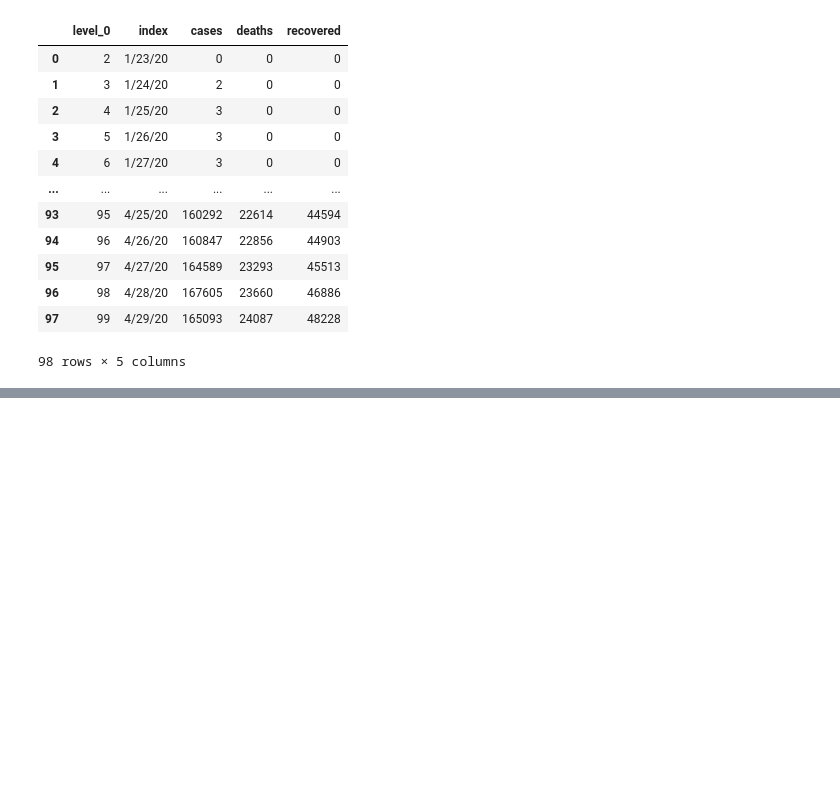
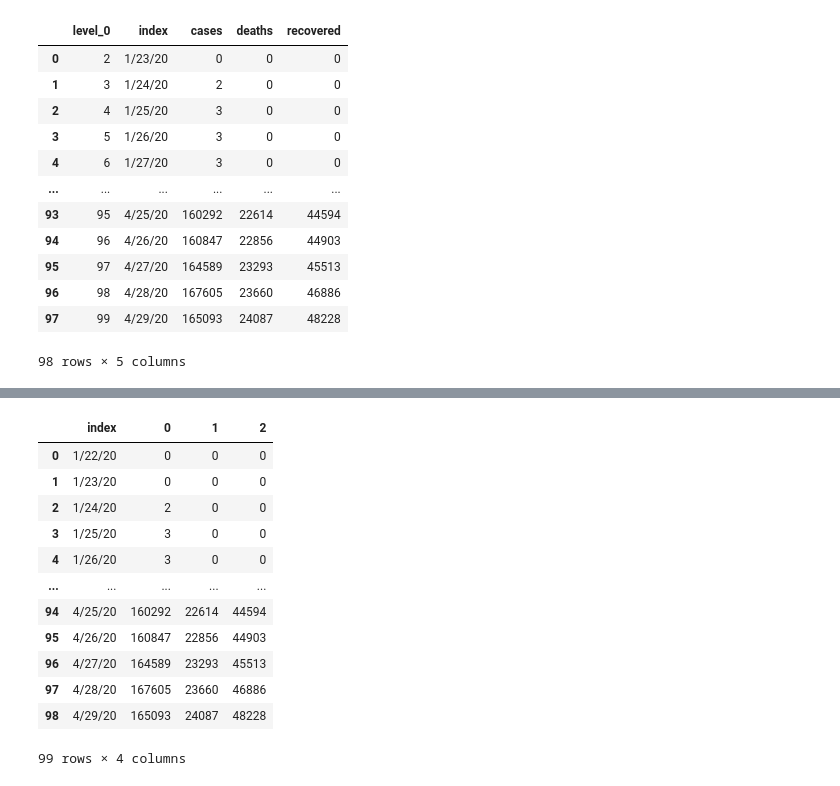
Before and after one commit to RobindeGrootNL/COVID-19-Data-Driven-Policy-Advisor-Tool, a Jupyter notebook: python/data handling/DataCleaning.ipynb, the cells around one changed output, grey strips where cells are left out. Saved outputs shown, nothing was run; the diff lists cells and outputs as text; code cells hidden in the pictures; blank space fills up the shorter version.

```diff
--- a/python/data handling/DataCleaning.ipynb
+++ b/python/data handling/DataCleaning.ipynb
@@ -210,3 +218,19 @@ df_france_fixed = df_france_fixed.iloc[2:]
 df_france_fixed = df_france_fixed.reset_index()
 # %%
 df_france_fixed.to_csv("France_cases.csv")
+# %%
+df_france_fixed
+# %% [output]
+|  | index | 0 | 1 | 2 |
+| 0 | 1/22/20 | 0 | 0 | 0 |
+| 1 | 1/23/20 | 0 | 0 | 0 |
+| 2 | 1/24/20 | 2 | 0 | 0 |
+| 3 | 1/25/20 | 3 | 0 | 0 |
+| 4 | 1/26/20 | 3 | 0 | 0 |
+| ... | ... | ... | ... | ... |
+| 94 | 4/25/20 | 160292 | 22614 | 44594 |
+| 95 | 4/26/20 | 160847 | 22856 | 44903 |
+| 96 | 4/27/20 | 164589 | 23293 | 45513 |
+| 97 | 4/28/20 | 167605 | 23660 | 46886 |
+| 98 | 4/29/20 | 165093 | 24087 | 48228 |
+99 rows × 4 columns
```
Also changed, not shown: parts of 6 cells of this notebook, 5 other files.
